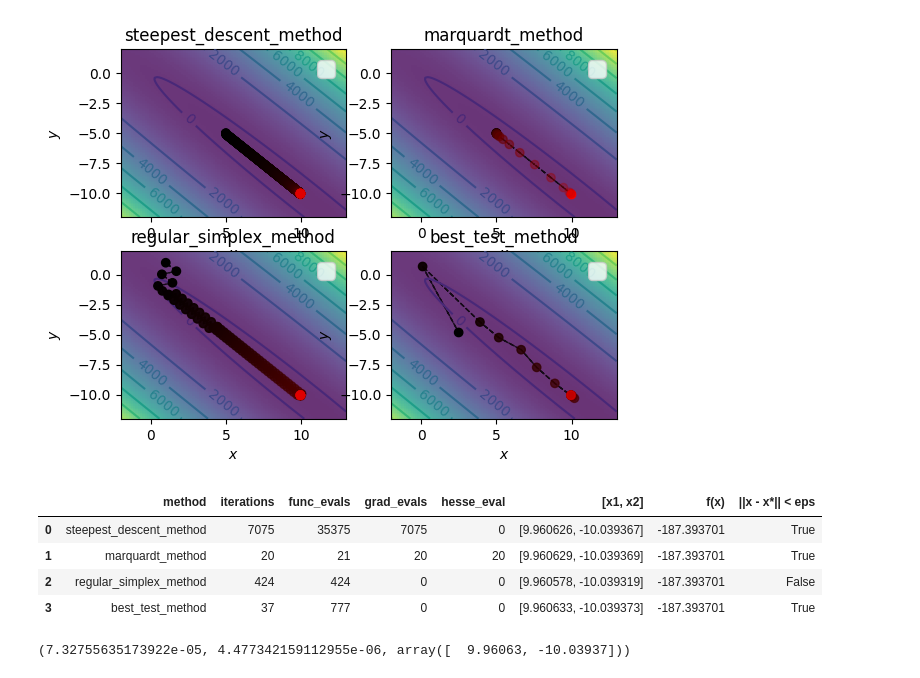
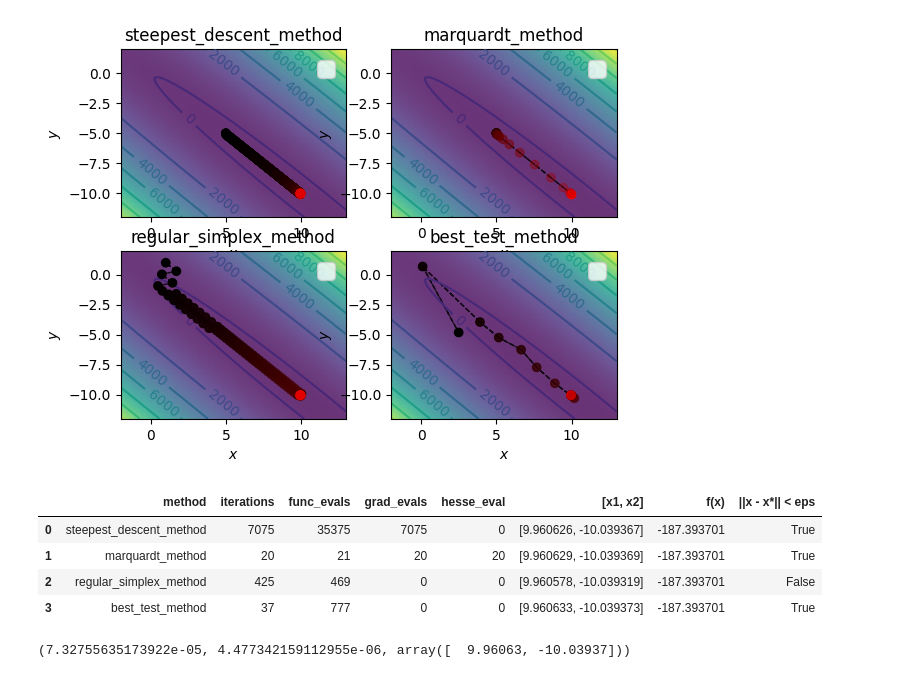
Before and after one commit to WhyNotKo/optimization, a Jupyter notebook: lab2.ipynb, the cells around one changed output. Cells and saved outputs as stored; diff of their text form; code cells hidden in the pictures.

```diff
--- a/lab2.ipynb
+++ b/lab2.ipynb
@@ -280,10 +280,13 @@ def get_simplex(x, length, n=2):
                 simplex[i][j] = (simplex[0][j]
                                  + (np.sqrt(n + 1) + n - 1) / (n * np.sqrt(2)) * length)
     return simplex
+# %%
+cccc = []
 # %%
 def simplex_reduction(simplex, delta):
     for i in range(1, len(simplex)):
         simplex[i] = simplex[0] + delta * (simplex[i] - simplex[0])
+    cccc.append(1)
     return simplex
 # %%
 def regular_simplex_method(func, x, length, eps, delta=0.86,
@@ -319,6 +322,7 @@ def regular_simplex_method(func, x, length, eps, delta=0.86,
         else:
             if len(another_idx) == 0:
                 simplex = simplex_reduction(simplex, delta)
+                k+=1
                 length = length * delta
                 if length * 2 < eps:
                     return np.mean(simplex, axis=0), k + 1
@@ -416,23 +420,23 @@ No artists with labels found to put in legend.  Note that artists whose label st
 # %%
 # tol = 1e-5
 results = {
     'method': ['steepest_descent_method', 'marquardt_method', 'regular_simplex_method', 'best_test_method'],
     'iterations': [sdk, mk, rsk, btk],
-    'func_evals': [sdk + 28300, mk + 1, rsk, 21*btk],
+    'func_evals': [sdk + 28300, mk + 1, rsk + 21 * 2 + 2, 21*btk],
     'grad_evals': [sdk, mk, 0, 0],
     'hesse_eval': [0, mk, 0, 0],
     '[x1, x2]': [np.round(sdx, 6), np.round(mx, 6), np.round(rsx, 6), np.round(btx, 6)],
     'f(x)': [np.round(f(sdx), 6), np.round(f(mx), 6), np.round(f(rsx), 6), np.round(f(btx), 6)],
     '||x - x*|| < eps': [np.linalg.norm(sdx - res.x) < tol, np.linalg.norm(mx - res.x) < tol,
                         np.linalg.norm(rsx - res.x) < tol, np.linalg.norm(btx - res.x)  < tol]
 
 }
 pd.DataFrame(results)
 # %% [output]
 |  | method | iterations | func_evals | grad_evals | hesse_eval | [x1, x2] | f(x) | ||x - x*|| < eps |
 | 0 | steepest_descent_method | 7075 | 35375 | 7075 | 0 | [9.960626, -10.039367] | -187.393701 | True |
 | 1 | marquardt_method | 20 | 21 | 20 | 20 | [9.960629, -10.039369] | -187.393701 | True |
-| 2 | regular_simplex_method | 424 | 424 | 0 | 0 | [9.960578, -10.039319] | -187.393701 | False |
+| 2 | regular_simplex_method | 425 | 469 | 0 | 0 | [9.960578, -10.039319] | -187.393701 | False |
 | 3 | best_test_method | 37 | 777 | 0 | 0 | [9.960633, -10.039373] | -187.393701 | True |
 # %%
 np.linalg.norm(rsx - res.x), np.linalg.norm(btx - res.x), np.round(res.x,6)
```
Also changed, not shown: parts of 2 cells of this notebook.
